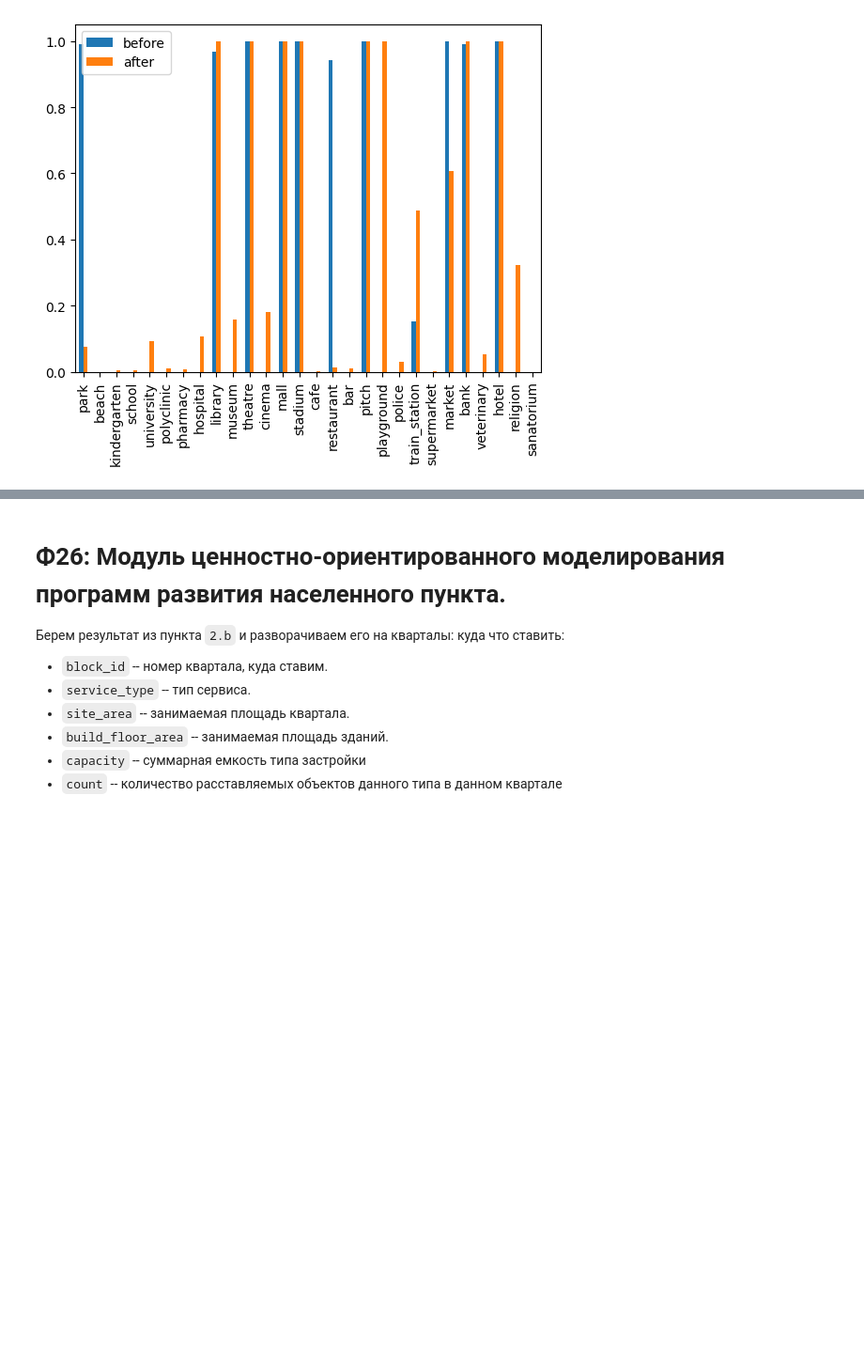
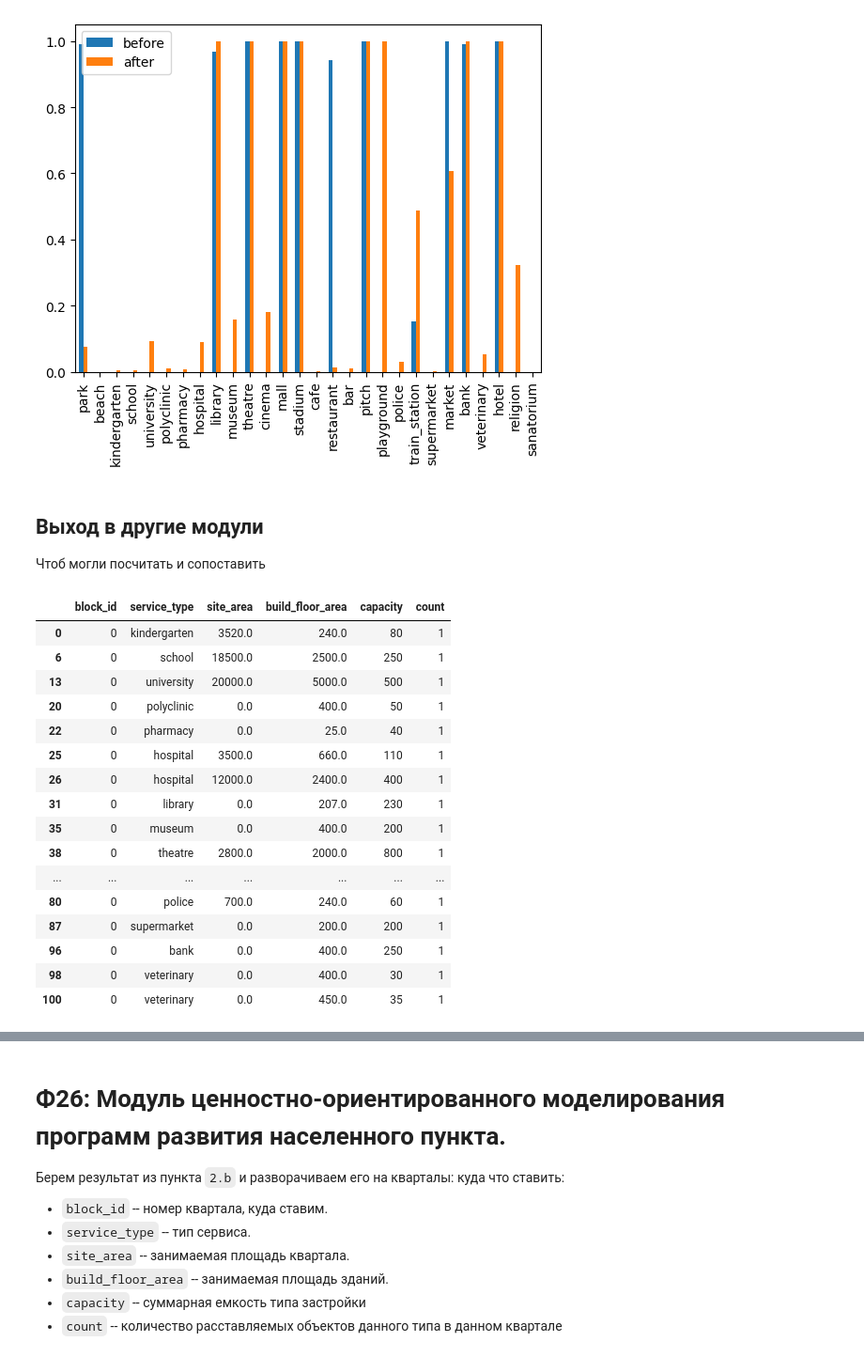
Before and after one commit to vasilstar97/prostor-examples, a Jupyter notebook: examples/Ф35 и Ф26.ipynb, the cells around one changed output, grey strips where cells are left out. Shown: that part at 94% size. Saved outputs shown, nothing was run; the diff lists cells and outputs as text; code cells hidden in the pictures; blank space fills up the shorter version.

```diff
--- a/examples/Ф35 и Ф26.ipynb
+++ b/examples/Ф35 и Ф26.ipynb
@@ -304,3 +304,28 @@ provisions_df.plot.bar()
 # %% [output]
 <Axes: >
 [figure]
+# %% [markdown]
+## Выход в другие модули
+
+Чтоб могли посчитать и сопоставить
+# %%
+solution_df = facade.solution_to_services_df(best_x)
+solution_df
+# %% [output]
+|  | block_id | service_type | site_area | build_floor_area | capacity | count |
+| 0 | 0 | kindergarten | 3520.0 | 240.0 | 80 | 1 |
+| 6 | 0 | school | 18500.0 | 2500.0 | 250 | 1 |
+| 13 | 0 | university | 20000.0 | 5000.0 | 500 | 1 |
+| 20 | 0 | polyclinic | 0.0 | 400.0 | 50 | 1 |
+| 22 | 0 | pharmacy | 0.0 | 25.0 | 40 | 1 |
+| 25 | 0 | hospital | 3500.0 | 660.0 | 110 | 1 |
+| 26 | 0 | hospital | 12000.0 | 2400.0 | 400 | 1 |
+| 31 | 0 | library | 0.0 | 207.0 | 230 | 1 |
+| 35 | 0 | museum | 0.0 | 400.0 | 200 | 1 |
+| 38 | 0 | theatre | 2800.0 | 2000.0 | 800 | 1 |
+| ... | ... | ... | ... | ... | ... | ... |
+| 80 | 0 | police | 700.0 | 240.0 | 60 | 1 |
+| 87 | 0 | supermarket | 0.0 | 200.0 | 200 | 1 |
+| 96 | 0 | bank | 0.0 | 400.0 | 250 | 1 |
+| 98 | 0 | veterinary | 0.0 | 400.0 | 30 | 1 |
+| 100 | 0 | veterinary | 0.0 | 450.0 | 35 | 1 |
```
Also changed, not shown: parts of 6 cells of this notebook, 2 other files.
